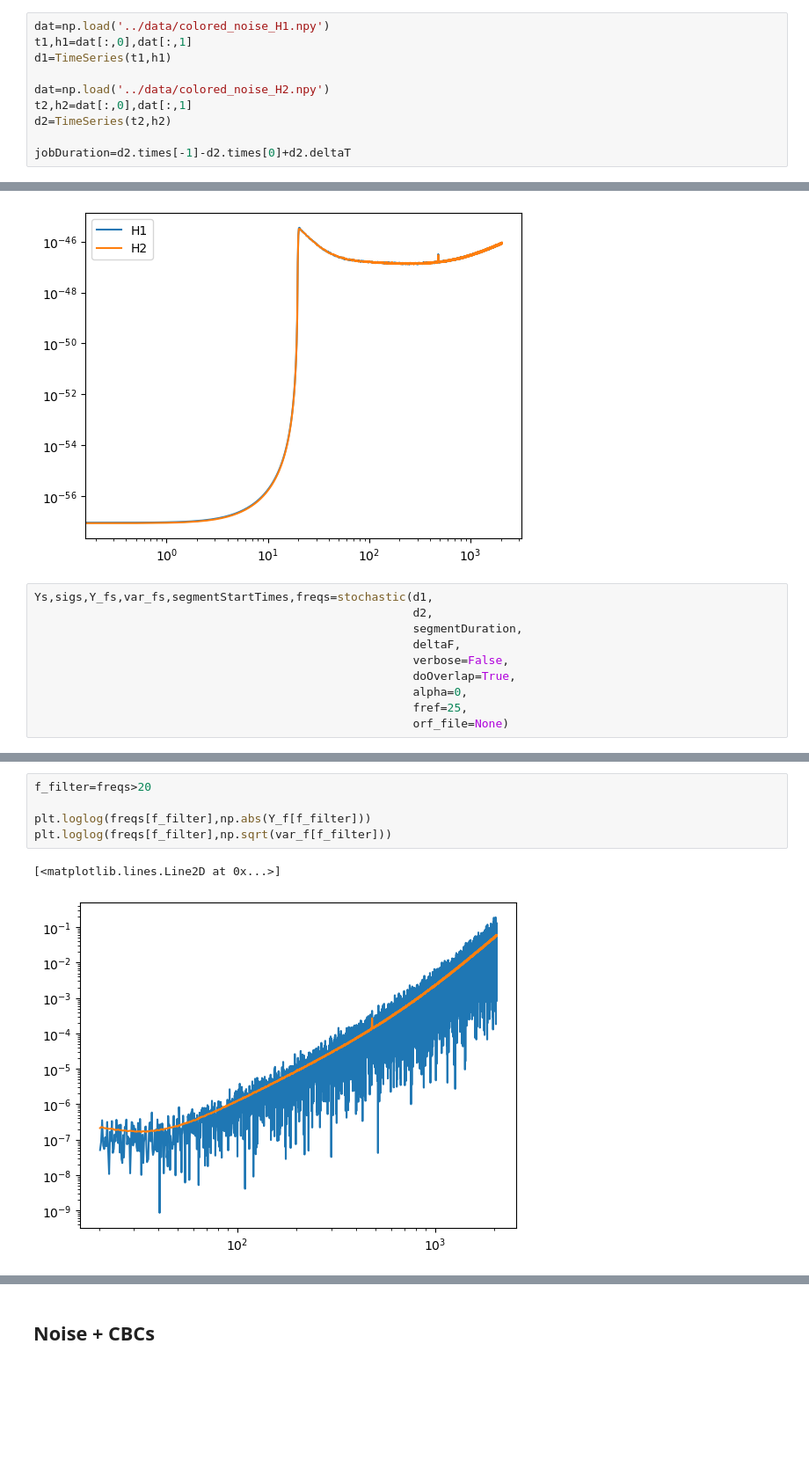
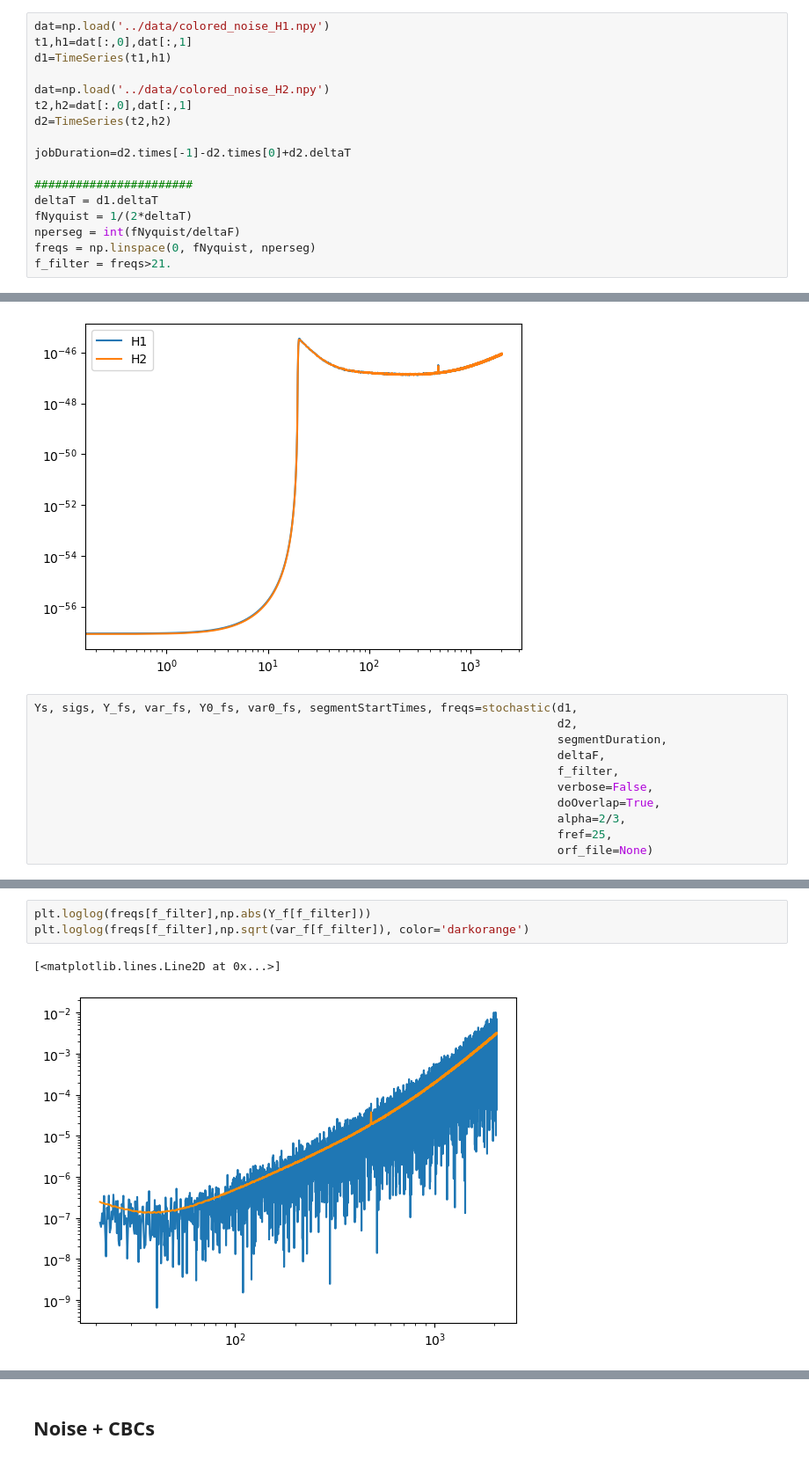
Before and after one commit to josephromano/stochastic_extralite, a Jupyter notebook: notebooks/analyze_syliva_data.ipynb, the cells around one changed output, grey strips where cells are left out. Shown at 88% size. Cells and saved outputs as stored; diff of their text form; blank space fills up the shorter version.

```diff
--- a/notebooks/analyze_syliva_data.ipynb
+++ b/notebooks/analyze_syliva_data.ipynb
@@ -15,3 +15,10 @@ t2,h2=dat[:,0],dat[:,1]
 d2=TimeSeries(t2,h2)
 
 jobDuration=d2.times[-1]-d2.times[0]+d2.deltaT
+
+#######################
+deltaT = d1.deltaT
+fNyquist = 1/(2*deltaT)
+nperseg = int(fNyquist/deltaF)
+freqs = np.linspace(0, fNyquist, nperseg)
+f_filter = freqs>21.
@@ -27,12 +44,13 @@ plt.legend()
 <matplotlib.legend.Legend at 0x...>
 [figure]
 # %%
-Ys,sigs,Y_fs,var_fs,segmentStartTimes,freqs=stochastic(d1,
-                                                       d2,
-                                                       segmentDuration,
-                                                       deltaF,
-                                                       verbose=False,
-                                                       doOverlap=True,
-                                                       alpha=0,
-                                                       fref=25,
-                                                       orf_file=None)
+Ys, sigs, Y_fs, var_fs, Y0_fs, var0_fs, segmentStartTimes, freqs=stochastic(d1,
+                                                                            d2,
+                                                                            segmentDuration,
+                                                                            deltaF,
+                                                                            f_filter,
+                                                                            verbose=False,
+                                                                            doOverlap=True,
+                                                                            alpha=2/3,
+                                                                            fref=25,
+                                                                            orf_file=None)
@@ -50,11 +81,9 @@ plt.loglog(freqs,np.abs(Y_f))
 # %%
-f_filter=freqs>20
-
 plt.loglog(freqs[f_filter],np.abs(Y_f[f_filter]))
-plt.loglog(freqs[f_filter],np.sqrt(var_f[f_filter]))
+plt.loglog(freqs[f_filter],np.sqrt(var_f[f_filter]), color='darkorange')
 # %% [output]
 [<matplotlib.lines.Line2D at 0x...>]
-[figure, old version]
+[figure, new version]
 # %%
 # compute optimal SNR
 
```
Also changed, not shown: parts of 21 cells of this notebook, 2 other files.
